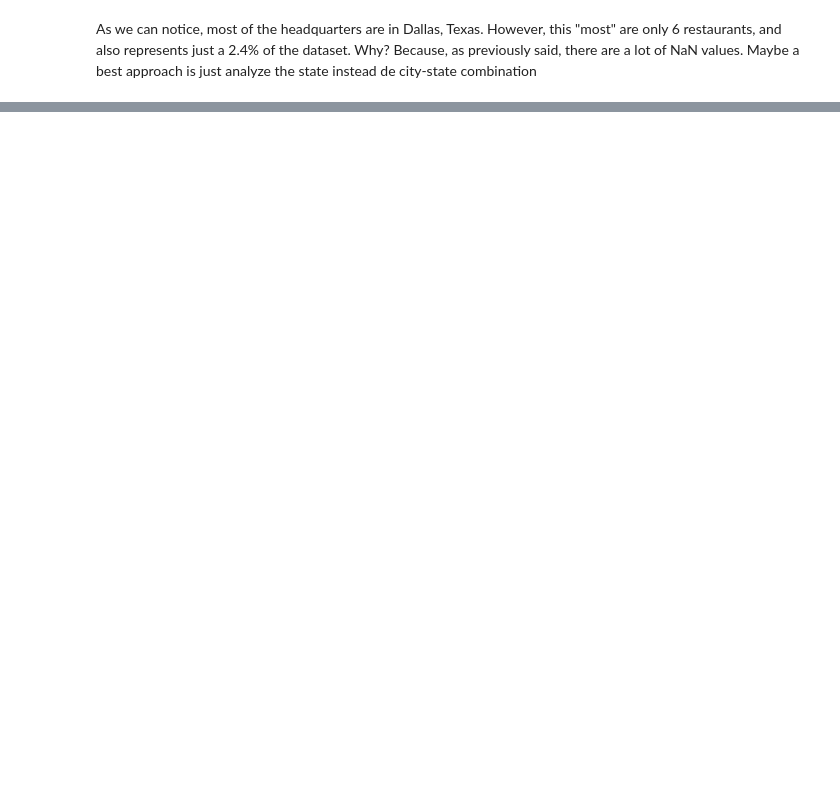
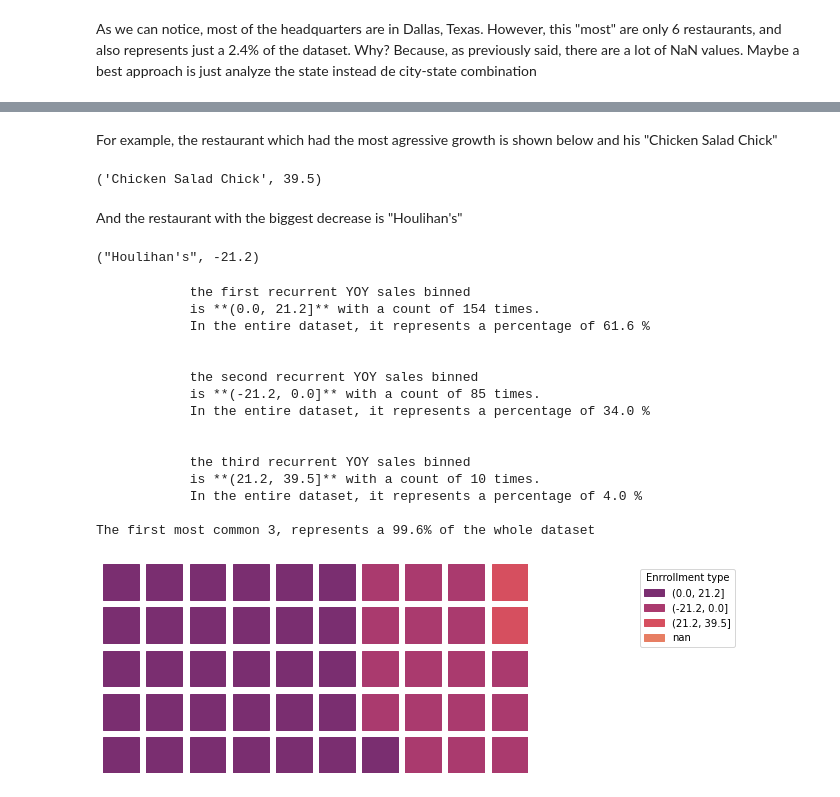
Before and after one commit to ftarantuviez/Restaurant-Business-Rankings-2020, a Jupyter notebook: Restaurant Business Rankings 2020.ipynb, the cells around one changed output, grey strips where cells are left out. Saved outputs shown, nothing was run; the diff lists cells and outputs as text; code cells hidden in the pictures; blank space fills up the shorter version.

```diff
--- a/Restaurant Business Rankings 2020.ipynb
+++ b/Restaurant Business Rankings 2020.ipynb
@@ -488,0 +545,4 @@ Maybe a best approach is just analyze the state instead de city-state combinatio
+# %%
+bins_sales = [120, 500, 900, 1400, 2000, 3000, 6000, 15000, 45000]
+df_top["sales_binned"] = pd.cut(df_top.sales, bins=bins_sales).astype(str)
+summary_categorical(df_top, "sales_binned", custom_title="Sales (in million dollars)", n_text=1)
@@ -488,0 +584,38 @@ Maybe a best approach is just analyze the state instead de city-state combinatio
+# %% [markdown]
+For example, the restaurant which had the most agressive growth is shown below and his "Chicken Salad Chick"
+# %%
+max_growing = max(df_top["YOY_sales_%"])
+df_top[df_top["YOY_sales_%"] == max_growing].reset_index(drop=True).loc[0, "restaurant"], max_growing
+# %% [output]
+('Chicken Salad Chick', 39.5)
+# %% [markdown]
+And the restaurant with the biggest decrease is "Houlihan's"
+# %%
+min_growing = min(df_top["YOY_sales_%"])
+df_top[df_top["YOY_sales_%"] == min_growing].reset_index(drop=True).loc[0, "restaurant"], min_growing
+# %% [output]
+("Houlihan's", -21.2)
+# %%
+df_top["YOY_sales_binned"] = pd.cut(df_top["YOY_sales_%"], bins=[min_growing, 0, (min_growing * -1), max_growing]).astype(str)
+summary_categorical(df_top,
+                    "YOY_sales_binned",
+                    n_text=3,
+                    charts=[False, False, True]
+                   )
+# %% [output]
+            the first recurrent YOY sales binned
+            is **(0.0, 21.2]** with a count of 154 times.
+            In the entire dataset, it represents a percentage of 61.6 %
+
+
+            the second recurrent YOY sales binned
+            is **(-21.2, 0.0]** with a count of 85 times.
+            In the entire dataset, it represents a percentage of 34.0 %
+
+
+            the third recurrent YOY sales binned
+            is **(21.2, 39.5]** with a count of 10 times.
+            In the entire dataset, it represents a percentage of 4.0 %
+
+The first most common 3, represents a 99.6% of the whole dataset
+[figure, added]
```
Also changed, not shown: parts of 39 cells of this notebook.
